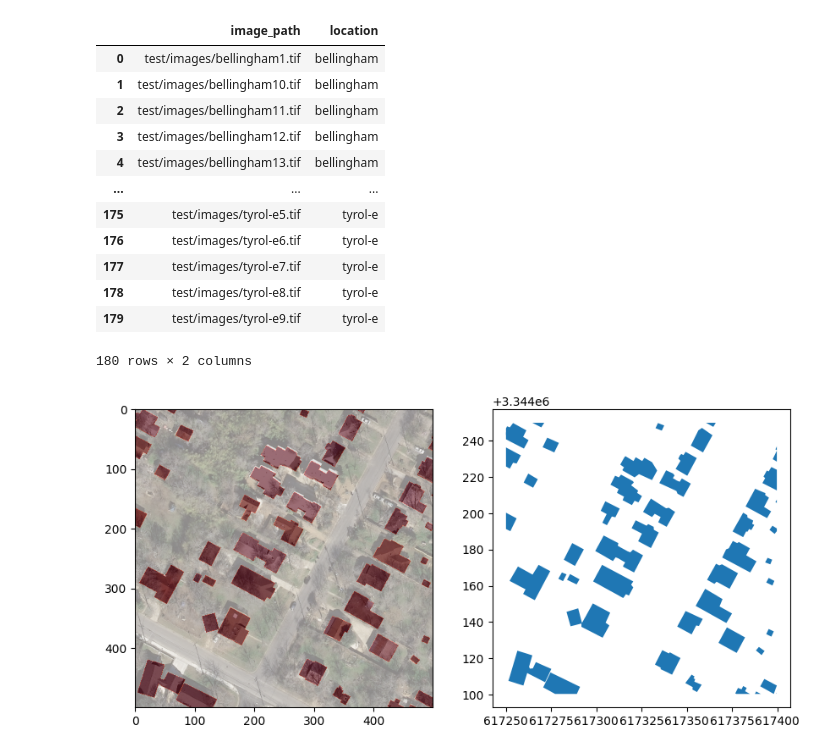
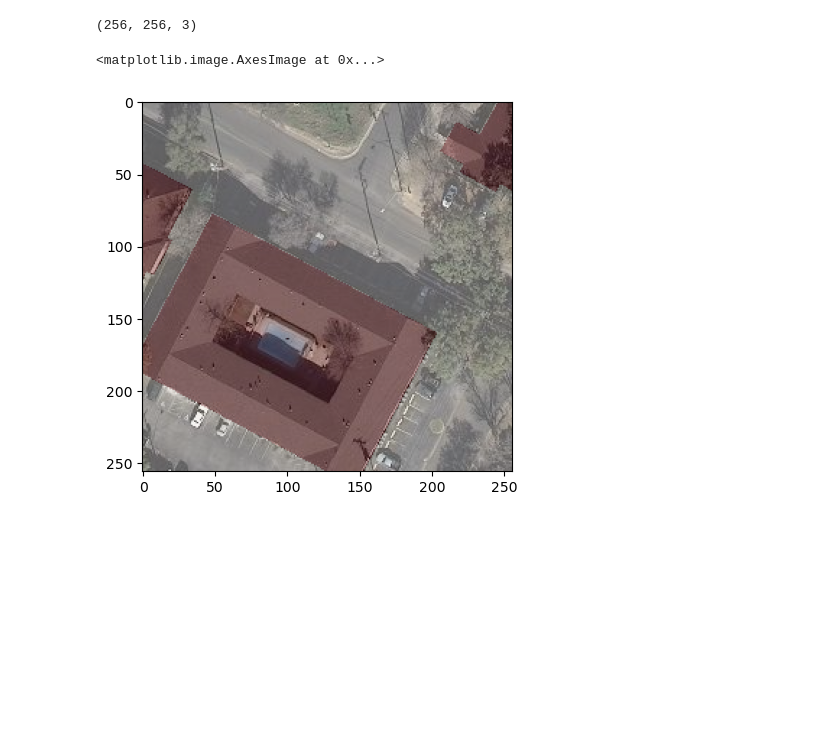
Before and after one commit to citruscaesar/geovision, a Jupyter notebook: geovision/scripts/eda_inria.ipynb, the cells around one changed output. Saved outputs shown, nothing was run; the diff lists cells and outputs as text; code cells hidden in the pictures; blank space fills up the shorter version.

```diff
--- a/geovision/scripts/eda_inria.ipynb
+++ b/geovision/scripts/eda_inria.ipynb
@@ -7,3 +0,0 @@ from geovision.data import DatasetConfig
-# %%
-df = Inria.load('index', 'archive', 'inria')
-df
@@ -46,16 +0,0 @@ spatial_df = df[["image_height", "image_width", "x_off", "y_off", "x_res", "y_re
-# %%
-index_df[index_df["mask_path"].isna()].drop(columns="mask_path").reset_index(drop = True)
-# %% [output]
-|  | image_path | location |
-| 0 | test/images/bellingham1.tif | bellingham |
-| 1 | test/images/bellingham10.tif | bellingham |
-| 2 | test/images/bellingham11.tif | bellingham |
-| 3 | test/images/bellingham12.tif | bellingham |
-| 4 | test/images/bellingham13.tif | bellingham |
-| ... | ... | ... |
-| 175 | test/images/tyrol-e5.tif | tyrol-e |
-| 176 | test/images/tyrol-e6.tif | tyrol-e |
-| 177 | test/images/tyrol-e7.tif | tyrol-e |
-| 178 | test/images/tyrol-e8.tif | tyrol-e |
-| 179 | test/images/tyrol-e9.tif | tyrol-e |
-180 rows × 2 columns
@@ -76,3 +9,18 @@ def _tile(index_df: pd.DataFrame, spatial_df: pd.DataFrame) -> pd.DataFrame:
+# %%
+with h5py.File(Inria.local / "hdf5" / "inria_jpeg.h5") as f:
+    idx = 24
+    image = iio.imread(BytesIO(f["sup/images"][idx]))
+    mask = iio.imread(BytesIO(f["sup/masks"][idx]))
+
+print(image.shape)
+
+fig, ax = plt.subplots()
+ax.imshow(image)
+ax.imshow(mask, alpha = 0.3, cmap = "Reds")
+# %% [output]
+(256, 256, 3)
+<matplotlib.image.AxesImage at 0x...>
+[figure, added]
 # %%
 from pathlib import Path
 import numpy as np
@@ -127,8 +75,6 @@ l.imshow(mask, cmap = "Reds", alpha = .5)
 footprints_gdf.plot(ax = r)
 
 footprints_gdf.to_file(Path.home() / "experiments" / "urban_footprint_segmentation" / "test.geojson", driver = "GeoJSON")
-# %% [output]
-[figure, removed]
 # %%
 import folium
 footprints_gdf = footprints_gdf.to_crs(epsg=4326)
```
Also changed, not shown: parts of 8 cells of this notebook, 6 other files.
